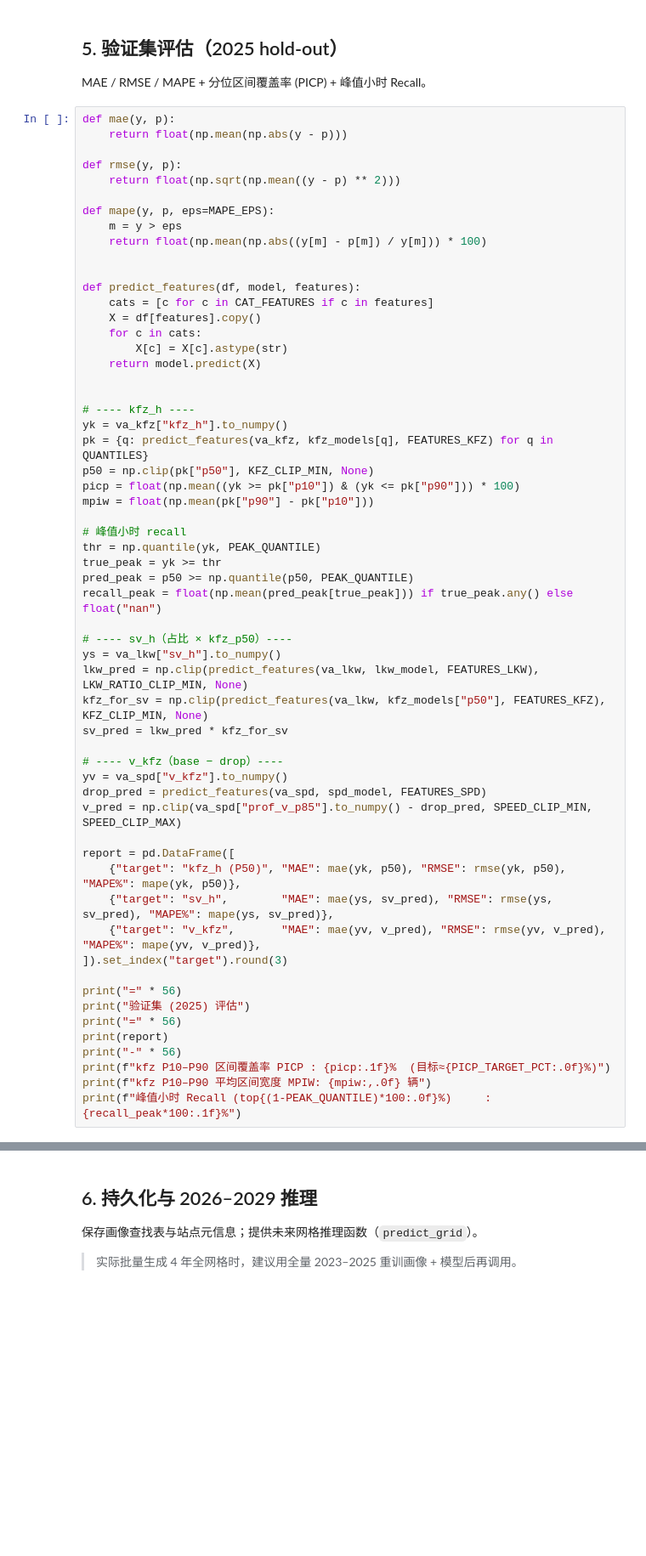
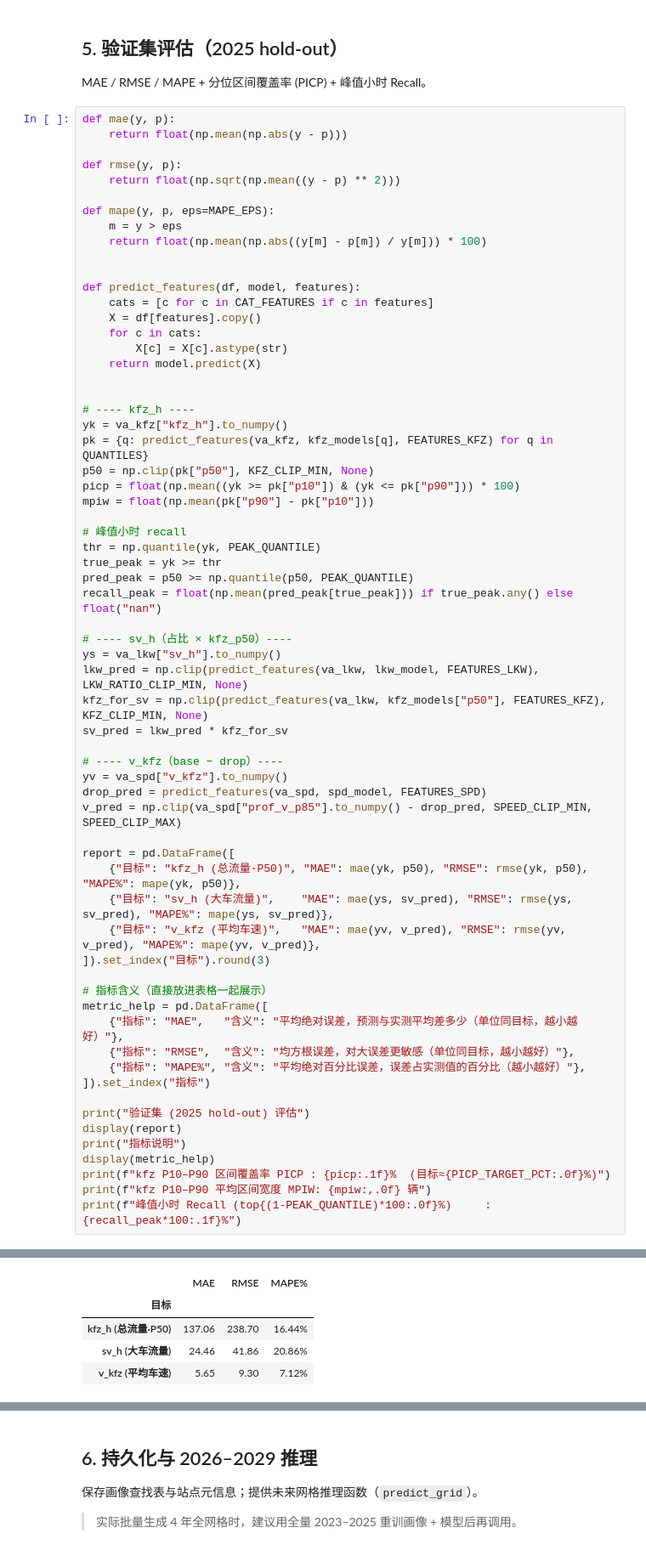
Before and after one commit to ForeverTTT/Autobahn-hackathon, a Jupyter notebook: model/model.ipynb, the cells around one changed output, grey strips where cells are left out. Shown at 85% size. Saved outputs shown, nothing was run; the diff lists cells and outputs as text; blank space fills up the shorter version.

```diff
--- a/model/model.ipynb
+++ b/model/model.ipynb
@@ -1391,16 +1443,22 @@ drop_pred = predict_features(va_spd, spd_model, FEATURES_SPD)
 v_pred = np.clip(va_spd["prof_v_p85"].to_numpy() - drop_pred, SPEED_CLIP_MIN, SPEED_CLIP_MAX)
 
 report = pd.DataFrame([
-    {"target": "kfz_h (P50)", "MAE": mae(yk, p50), "RMSE": rmse(yk, p50), "MAPE%": mape(yk, p50)},
-    {"target": "sv_h",        "MAE": mae(ys, sv_pred), "RMSE": rmse(ys, sv_pred), "MAPE%": mape(ys, sv_pred)},
-    {"target": "v_kfz",       "MAE": mae(yv, v_pred), "RMSE": rmse(yv, v_pred), "MAPE%": mape(yv, v_pred)},
-]).set_index("target").round(3)
+    {"目标": "kfz_h (总流量·P50)", "MAE": mae(yk, p50), "RMSE": rmse(yk, p50), "MAPE%": mape(yk, p50)},
+    {"目标": "sv_h (大车流量)",    "MAE": mae(ys, sv_pred), "RMSE": rmse(ys, sv_pred), "MAPE%": mape(ys, sv_pred)},
+    {"目标": "v_kfz (平均车速)",   "MAE": mae(yv, v_pred), "RMSE": rmse(yv, v_pred), "MAPE%": mape(yv, v_pred)},
+]).set_index("目标").round(3)
 
-print("=" * 56)
-print("验证集 (2025) 评估")
-print("=" * 56)
-print(report)
-print("-" * 56)
+# 指标含义（直接放进表格一起展示）
+metric_help = pd.DataFrame([
+    {"指标": "MAE",   "含义": "平均绝对误差，预测与实测平均差多少（单位同目标，越小越好）"},
+    {"指标": "RMSE",  "含义": "均方根误差，对大误差更敏感（单位同目标，越小越好）"},
+    {"指标": "MAPE%", "含义": "平均绝对百分比误差，误差占实测值的百分比（越小越好）"},
+]).set_index("指标")
+
+print("验证集 (2025 hold-out) 评估")
+display(report)
+print("指标说明")
+display(metric_help)
 print(f"kfz P10–P90 区间覆盖率 PICP : {picp:.1f}%  (目标≈{PICP_TARGET_PCT:.0f}%)")
 print(f"kfz P10–P90 平均区间宽度 MPIW: {mpiw:,.0f} 辆")
 print(f"峰值小时 Recall (top{(1-PEAK_QUANTILE)*100:.0f}%)     : {recall_peak*100:.1f}%")
@@ -1419,0 +1467,5 @@ kfz P10–P90 平均区间宽度 MPIW: 365 辆
+|  | MAE | RMSE | MAPE% |
+| 目标 |  |  |  |
+| kfz_h (总流量·P50) | 137.06 | 238.70 | 16.44% |
+| sv_h (大车流量) | 24.46 | 41.86 | 20.86% |
+| v_kfz (平均车速) | 5.65 | 9.30 | 7.12% |
```
Also changed, not shown: parts of 9 cells of this notebook, 6 other files.
